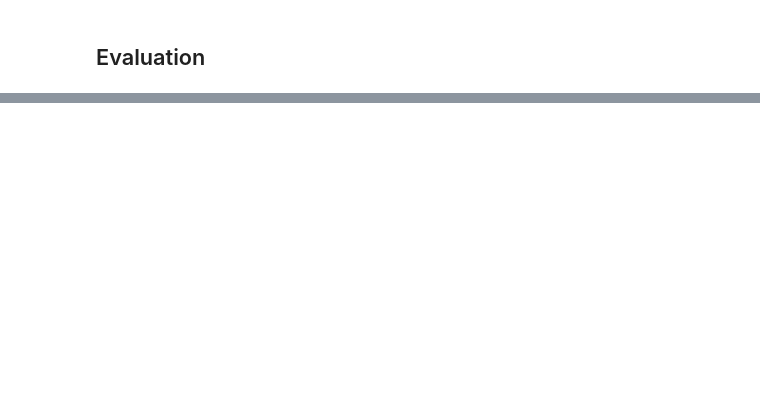
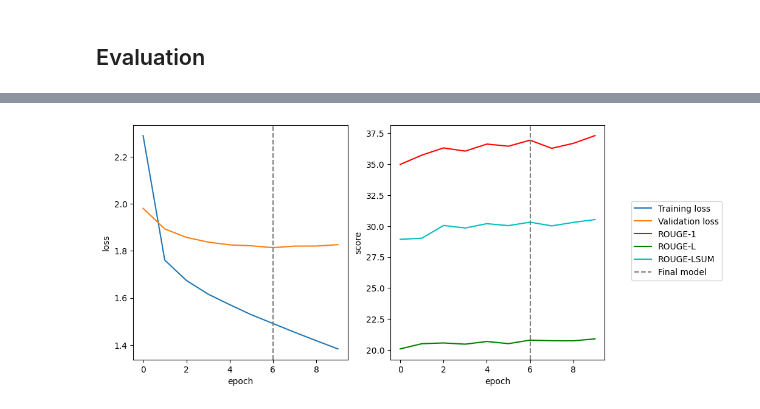
Before and after one commit to iguerrasevillano/Automated_Summaries_Generation_Scientific_Papers, a Jupyter notebook: Copia_de_TLDR.ipynb, the cells around one changed output, grey strips where cells are left out. Drawn from its saved outputs; the diff is of its cells as text; code cells hidden in the pictures; blank space fills up the shorter version.

```diff
--- a/Copia_de_TLDR.ipynb
+++ b/Copia_de_TLDR.ipynb
@@ -659,7 +652,8 @@ learning_rate = 2e-4
 weight_decay = 0.01
 # %%
 # Load T5 Base-Model
-model = TFAutoModelForSeq2SeqLM.from_pretrained(model_name)
+model = TFAutoModelForSeq2SeqLM.from_pretrained(model_name,
+                                                **T5_generation_parameters)
 
 
 if not model.generation_config.do_sample:
@@ -670,10 +664,6 @@ if not model.generation_config.do_sample:
 print(model.generation_config)
 
 use_XLA = False
-
-batch_size = 8
-learning_rate = 2e-4
-weight_decay = 0.01
 # %% [output]
 All PyTorch model weights were used when initializing TFT5ForConditionalGeneration.
 
@@ -786,3 +803,6 @@ KeyboardInterrupt:
+# %%
+with open(save_path + 'training_history.json', 'w') as file:
+    json.dump(H.history, file)
 # %%
 plot_graphics(H)
 plt.savefig(save_path + '/history.png')
@@ -816 +878,35 @@ name = 'greedy-norep-v4'
+# %%
+  def plot_graphics_json(H, save_path):
+
+    # Create a figure with 1 row and 2 columns, and set the figure size
+    fig, ax = plt.subplots(1,2,figsize=(10,5))
+
+    # Finding the minimum value and its index
+    x = np.arange(0, len(H["loss"]))
+    min_y = min(H["val_loss"])
+    min_index = H["val_loss"].index(min_y)
+    min_x = x[min_index]
+
+    # Plot the training and validation loss for each epoch in the first subplot
+    ax[0].plot(x, H["loss"], label="Training loss")
+    ax[0].plot(x, H["val_loss"], label="Validation loss")
+    ax[0].axvline(x=min_x, color='gray', linestyle='--')
+    ax[0].set_xlabel('epoch')
+    ax[0].set_ylabel('loss')
+    # ax[0].legend(loc="upper right")
+    ax[1].plot(x, H["rouge1"], color = 'r', label="ROUGE-1")
+    ax[1].plot(x, H["rougeL"], color = 'g', label="ROUGE-L")
+    ax[1].plot(x, H["rougeLsum"], color = 'c', label="ROUGE-LSUM")
+    ax[1].axvline(x=min_x, color='gray', linestyle='--', label='Final model')
+    # ax[1].legend(loc="lower right")
+    ax[1].set_xlabel('epoch')
+    ax[1].set_ylabel('score')
+    fig.legend(loc='right',  bbox_to_anchor=(1.1, 0.5))
+
+    plt.savefig(save_path + '/final_history.png', bbox_inches='tight')
+# %%
+name  = 'sampling-norep-v1'
+plot_graphics_json(figures[name],  save_paths[name])
+# %% [output]
+[figure, added]
 # %%
```
Also changed, not shown: parts of 26 cells of this notebook.
